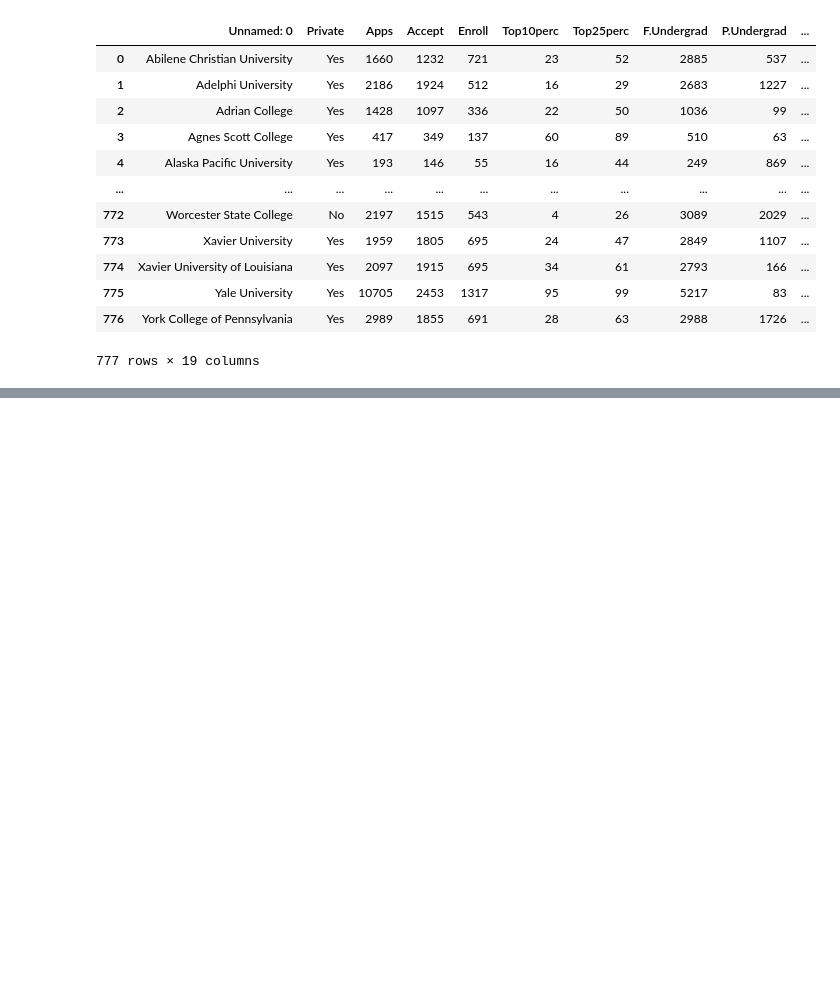
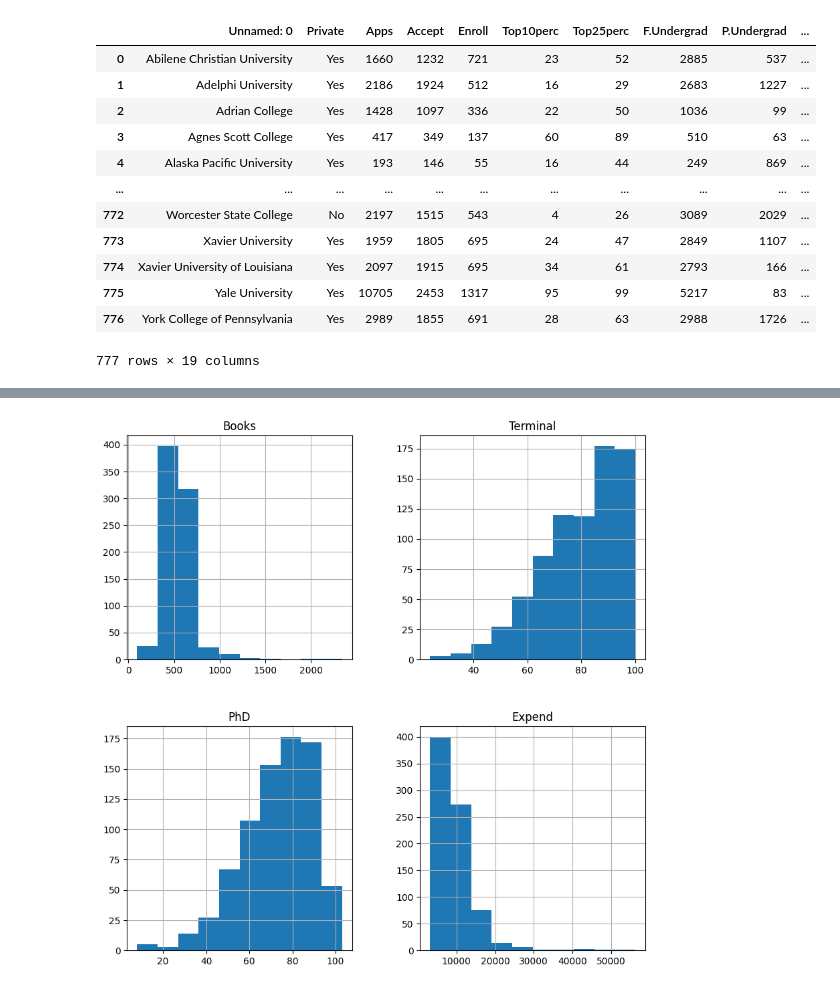
Before and after one commit to hinojosaad/islp, a Jupyter notebook: Chapter2/ch2.ipynb, the cells around one changed output, grey strips where cells are left out. Cells and saved outputs as stored; diff of their text form; code cells hidden in the pictures; blank space fills up the shorter version.

```diff
--- a/Chapter2/ch2.ipynb
+++ b/Chapter2/ch2.ipynb
@@ -52,0 +196,8 @@ college
+# %%
+fig, ax = plt.subplots(ncols=2, nrows=2, figsize=(10, 10))
+college.hist('Books',bins=10, ax=ax[0, 0])
+college.hist('PhD',bins=10, ax=ax[1, 0])
+college.hist('Terminal',bins=10, ax=ax[0, 1])
+college.hist('Expend',bins=10, ax=ax[1, 1]);
+# %% [output]
+[figure, added]
```
Also changed, not shown: parts of 20 cells of this notebook, 1 other file.
